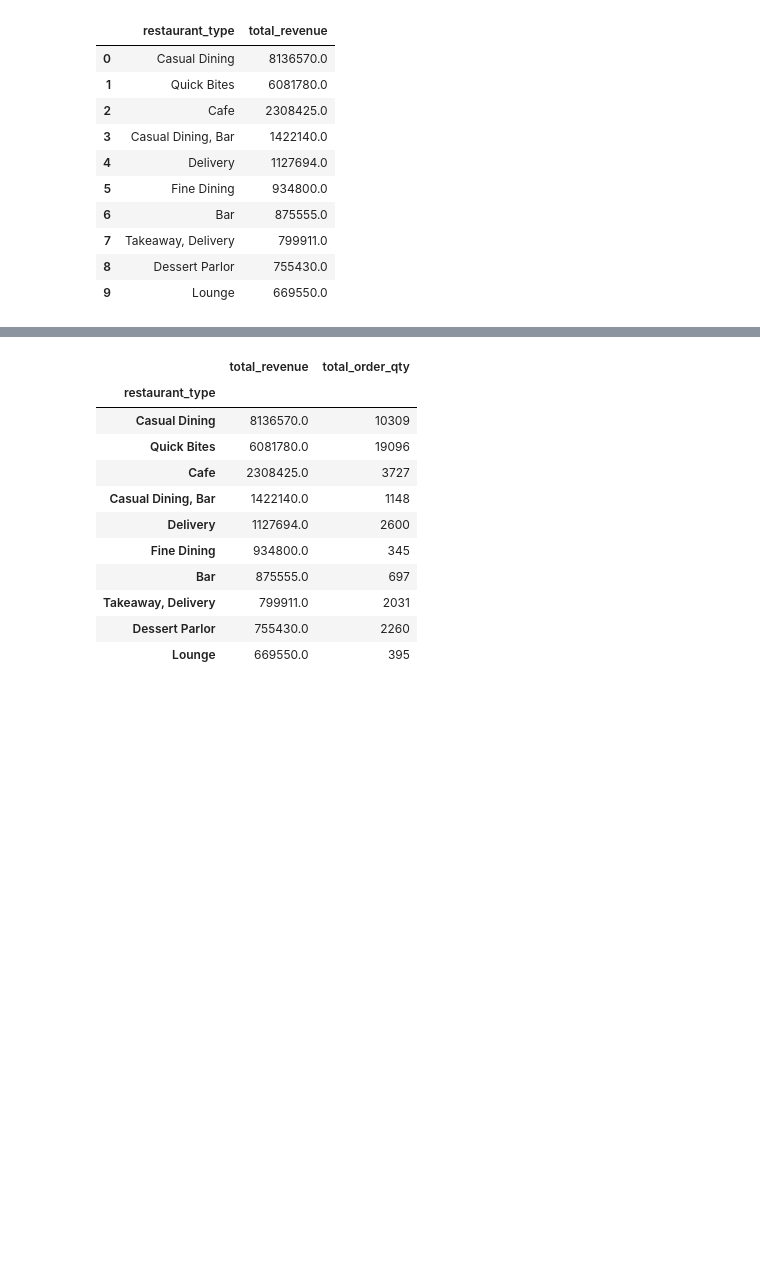
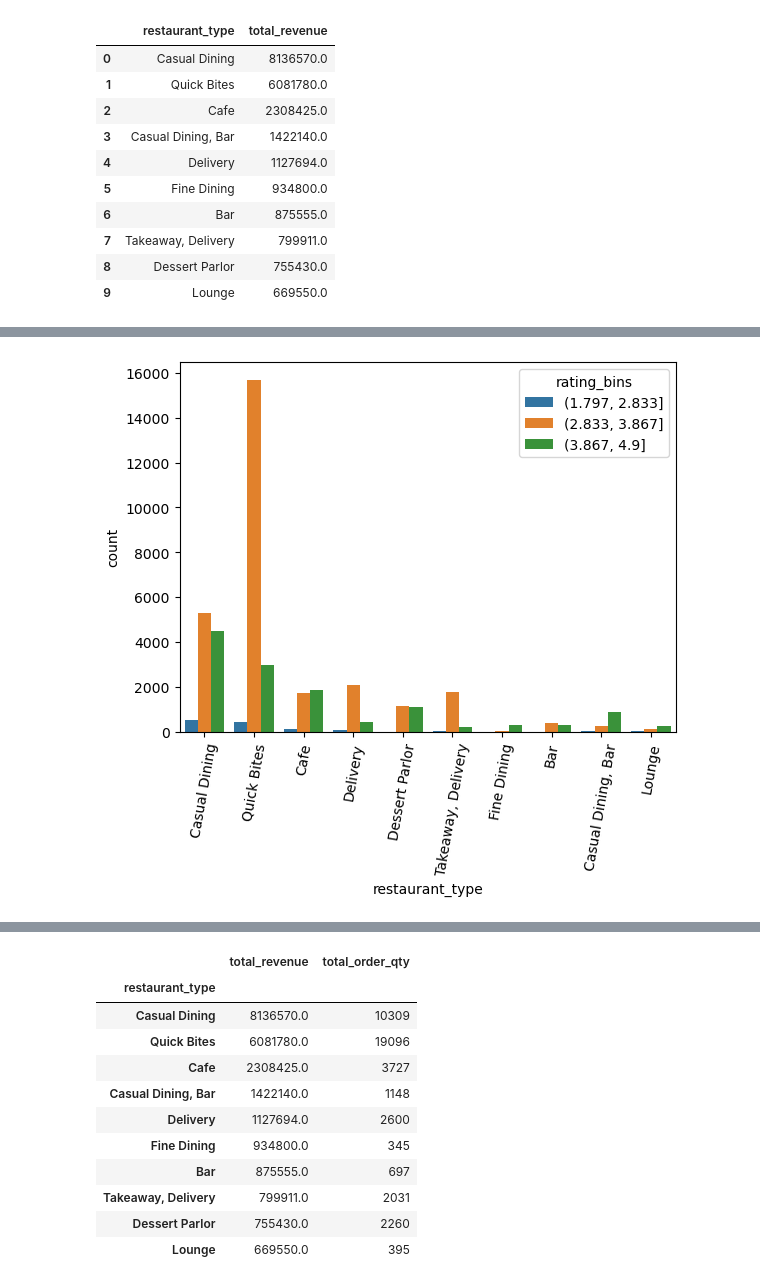
Before and after one commit to galibmulani/zomato_analysis, a Jupyter notebook: notebook.ipynb, the cells around one changed output, grey strips where cells are left out. Drawn from its saved outputs; the diff is of its cells as text; code cells hidden in the pictures; blank space fills up the shorter version.

```diff
--- a/notebook.ipynb
+++ b/notebook.ipynb
@@ -1148,3 +1135,9 @@ rest_type_having_high_revenue
 | 7 | Takeaway, Delivery | 799911.0 |
 | 8 | Dessert Parlor | 755430.0 |
 | 9 | Lounge | 669550.0 |
+# %%
+### highest reveneu generating restaurants having order quatity how much?
+high_revenue_high_order_rest = df2.groupby('restaurant_type')[['cost2people','restaurant_type']].agg({'cost2people':'sum','restaurant_type':'count'}).sort_values(by='cost2people',ascending=False)[:10]
+high_revenue_high_order_rest.columns = ['total_revenue','total_order_qty']
+print('high revenue restaurant type with order quantity')
+high_revenue_high_order_rest
@@ -1150,0 +1216,5 @@ rest_type_having_high_revenue
+# %%
+sns.countplot(df2[df2['restaurant_type'].isin(high_revenue_high_order_rest.index)],x='restaurant_type',hue='rating_bins')
+plt.tick_params(axis='x',rotation=80)
+# %% [output]
+[figure, added]
```
Also changed, not shown: parts of 15 cells of this notebook.
